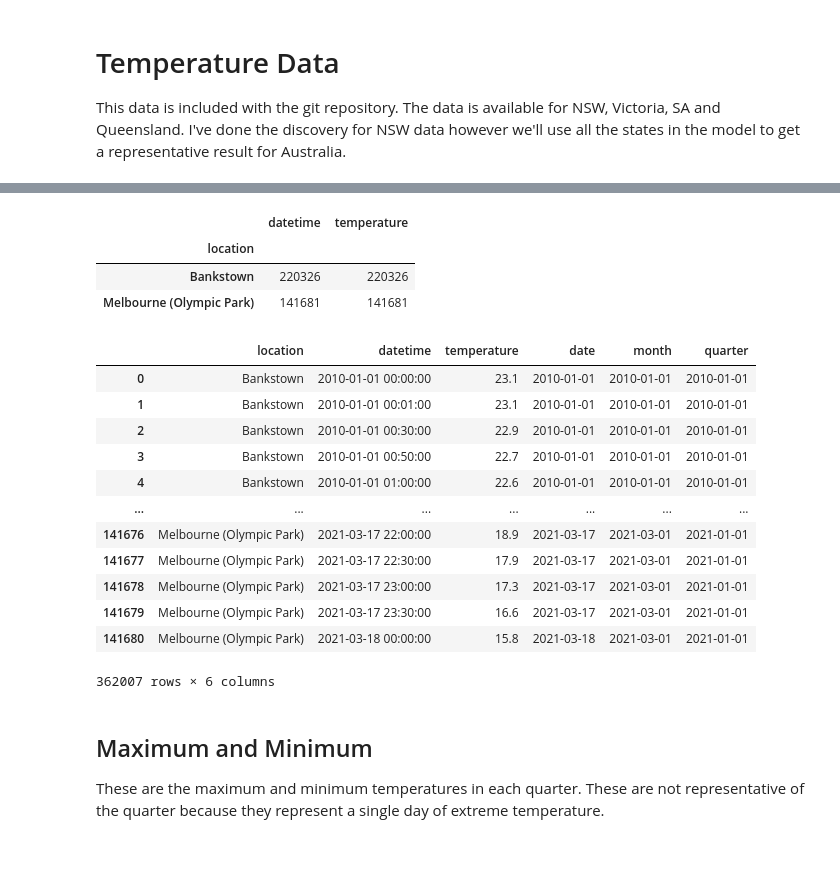
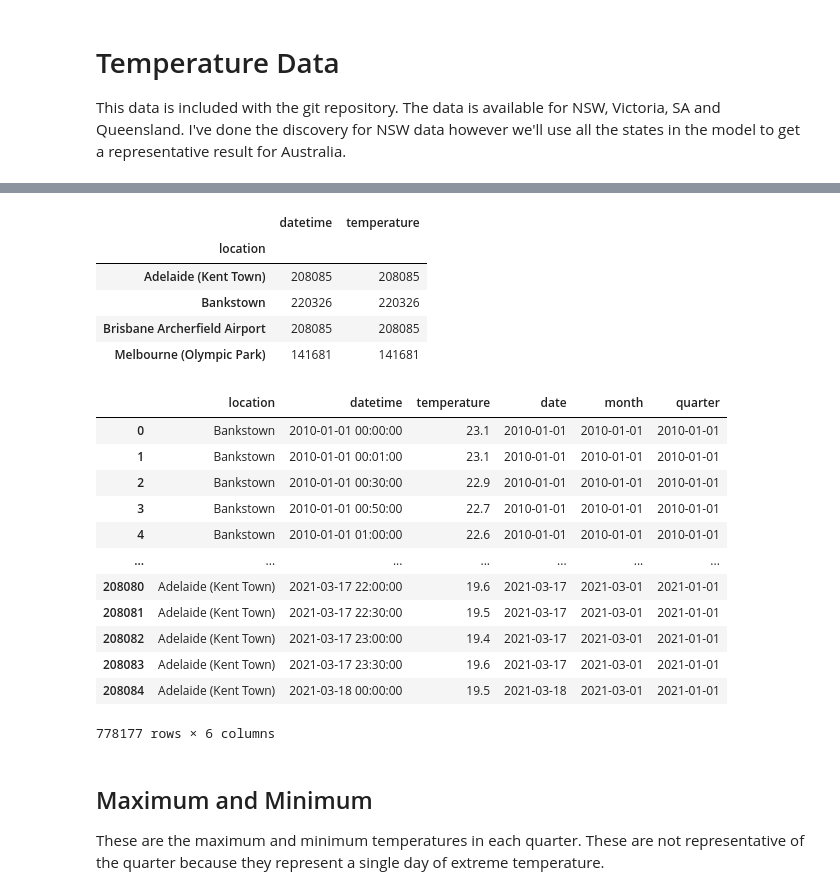
Before and after one commit to z5113296/ZZSC9020-Group-M, a Jupyter notebook: data_discovery/Temperature.ipynb, the cells around one changed output, grey strips where cells are left out. Saved outputs shown, nothing was run; the diff lists cells and outputs as text; code cells hidden in the pictures; blank space fills up the shorter version.

```diff
--- a/data_discovery/Temperature.ipynb
+++ b/data_discovery/Temperature.ipynb
@@ -36,9 +36,13 @@ df
 # %%
+# Clean up the extra column in the SA dataset
+df = df[['location', 'datetime', 'temperature']]
 df.groupby('location').count()
 # %% [output]
 |  | datetime | temperature |
 | location |  |  |
+| Adelaide (Kent Town) | 208085 | 208085 |
 | Bankstown | 220326 | 220326 |
+| Brisbane Archerfield Airport | 208085 | 208085 |
 | Melbourne (Olympic Park) | 141681 | 141681 |
 # %%
 from datetime import datetime
@@ -60,12 +64,12 @@ df
 | 3 | Bankstown | 2010-01-01 00:50:00 | 22.7 | 2010-01-01 | 2010-01-01 | 2010-01-01 |
 | 4 | Bankstown | 2010-01-01 01:00:00 | 22.6 | 2010-01-01 | 2010-01-01 | 2010-01-01 |
 | ... | ... | ... | ... | ... | ... | ... |
-| 141676 | Melbourne (Olympic Park) | 2021-03-17 22:00:00 | 18.9 | 2021-03-17 | 2021-03-01 | 2021-01-01 |
-| 141677 | Melbourne (Olympic Park) | 2021-03-17 22:30:00 | 17.9 | 2021-03-17 | 2021-03-01 | 2021-01-01 |
-| 141678 | Melbourne (Olympic Park) | 2021-03-17 23:00:00 | 17.3 | 2021-03-17 | 2021-03-01 | 2021-01-01 |
-| 141679 | Melbourne (Olympic Park) | 2021-03-17 23:30:00 | 16.6 | 2021-03-17 | 2021-03-01 | 2021-01-01 |
-| 141680 | Melbourne (Olympic Park) | 2021-03-18 00:00:00 | 15.8 | 2021-03-18 | 2021-03-01 | 2021-01-01 |
+| 208080 | Adelaide (Kent Town) | 2021-03-17 22:00:00 | 19.6 | 2021-03-17 | 2021-03-01 | 2021-01-01 |
+| 208081 | Adelaide (Kent Town) | 2021-03-17 22:30:00 | 19.5 | 2021-03-17 | 2021-03-01 | 2021-01-01 |
+| 208082 | Adelaide (Kent Town) | 2021-03-17 23:00:00 | 19.4 | 2021-03-17 | 2021-03-01 | 2021-01-01 |
+| 208083 | Adelaide (Kent Town) | 2021-03-17 23:30:00 | 19.6 | 2021-03-17 | 2021-03-01 | 2021-01-01 |
+| 208084 | Adelaide (Kent Town) | 2021-03-18 00:00:00 | 19.5 | 2021-03-18 | 2021-03-01 | 2021-01-01 |
-362007 rows × 6 columns
+778177 rows × 6 columns
 # %% [markdown]
 ## Maximum and Minimum
 These are the maximum and minimum temperatures in each quarter. These are not representative of the quarter because they represent a single day of extreme temperature.
```
Also changed, not shown: parts of 9 cells of this notebook, 1 other file.
